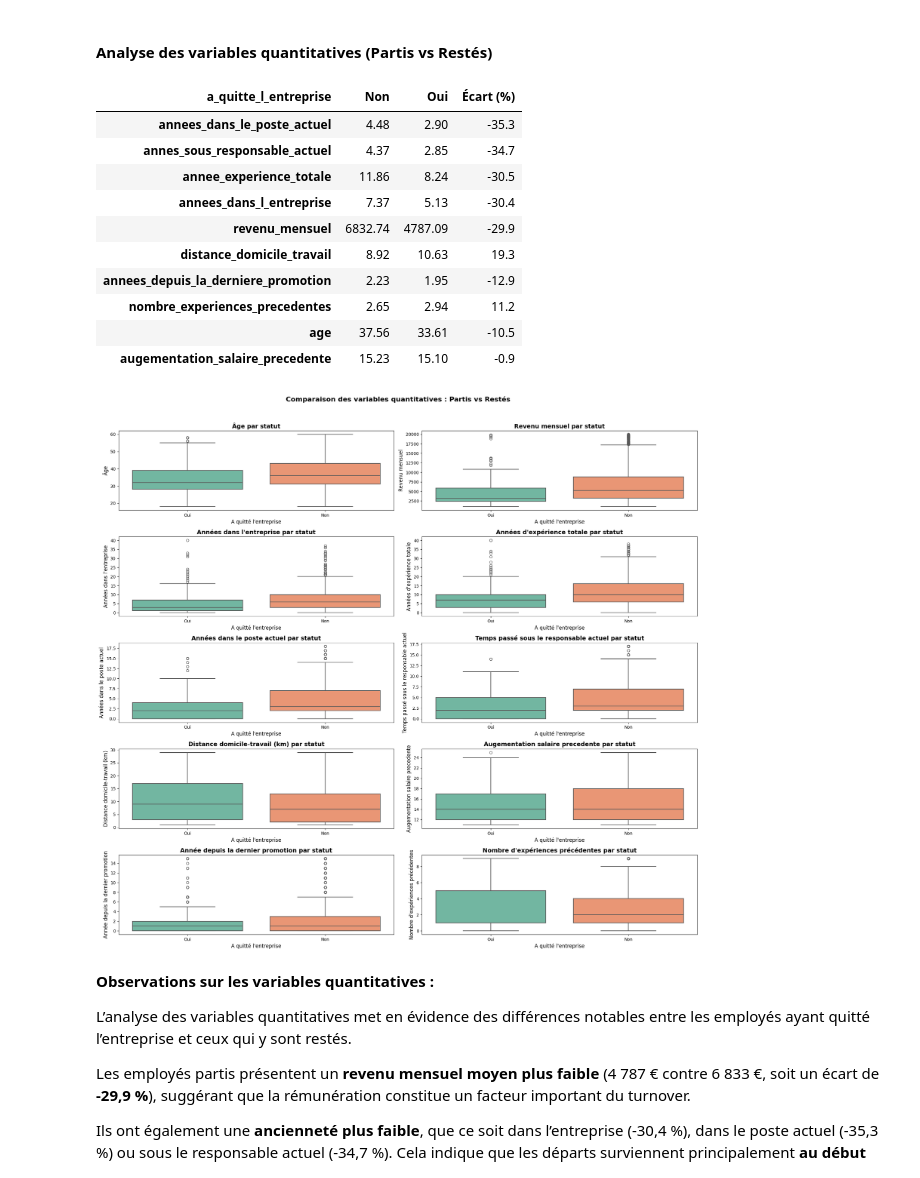
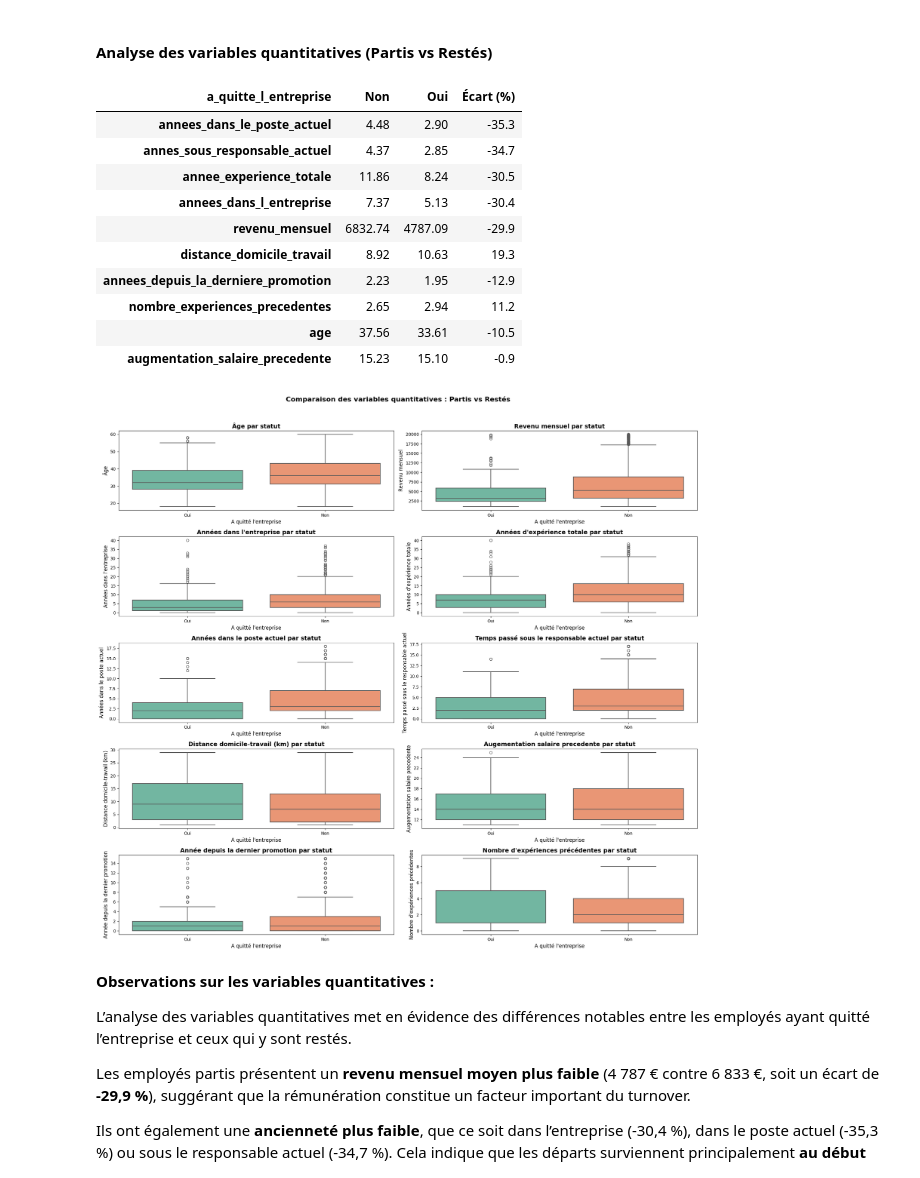
Before and after one commit to RaphaelRIVIERE/Projet-4-Classifiez-automatiquement-des-informations, a Jupyter notebook: 1_notebook.ipynb, the cells around one changed output. Saved outputs shown, nothing was run; the diff lists cells and outputs as text; code cells hidden in the pictures.

```diff
--- a/1_notebook.ipynb
+++ b/1_notebook.ipynb
@@ -805,7 +794,7 @@ L'objectif est de faire ressortir des différences clés pouvant expliquer l'att
 colonnes_quanti = [
     'age', 'revenu_mensuel', 'annee_experience_totale',
     'annees_dans_l_entreprise', 'annees_dans_le_poste_actuel',
-    'distance_domicile_travail', 'augementation_salaire_precedente',
+    'distance_domicile_travail', 'augmentation_salaire_precedente',
     'annees_depuis_la_derniere_promotion', 'annes_sous_responsable_actuel',
     'nombre_experiences_precedentes'
 ]
@@ -818,7 +807,7 @@ boxplot_vars = [
     ('annees_dans_le_poste_actuel', 'Années dans le poste actuel'),
     ('annes_sous_responsable_actuel', 'Temps passé sous le responsable actuel'),
     ('distance_domicile_travail', 'Distance domicile-travail (km)'),
-    ('augementation_salaire_precedente', 'Augementation salaire precedente'),
+    ('augmentation_salaire_precedente', 'Augementation salaire precedente'),
     ('annees_depuis_la_derniere_promotion', 'Année depuis la dernier promotion'),
     ('nombre_experiences_precedentes', "Nombre d'expériences précédentes")
 ]
@@ -832,34 +821,34 @@ fig, axes = plt.subplots(5,2, figsize=(20, 18))
 axes = axes.flatten()
 
 for i, (col, label) in enumerate(boxplot_vars):
     title = f'{label} par statut'
     vi.create_boxplot(
         df,
         axes[i],
         x=TARGET,
         y=col,
         hue=TARGET,
         palette='Set2',
         title=title,
         xlabel="A quitté l'entreprise",
         ylabel=label
     )
 
 plt.suptitle("Comparaison des variables quantitatives : Partis vs Restés", fontsize=16, fontweight='bold', y=1.02)
 plt.tight_layout()
 plt.show()
 # %% [output]
 | a_quitte_l_entreprise | Non | Oui | Écart (%) |
 | annees_dans_le_poste_actuel | 4.48 | 2.90 | -35.3 |
 | annes_sous_responsable_actuel | 4.37 | 2.85 | -34.7 |
 | annee_experience_totale | 11.86 | 8.24 | -30.5 |
 | annees_dans_l_entreprise | 7.37 | 5.13 | -30.4 |
 | revenu_mensuel | 6832.74 | 4787.09 | -29.9 |
 | distance_domicile_travail | 8.92 | 10.63 | 19.3 |
 | annees_depuis_la_derniere_promotion | 2.23 | 1.95 | -12.9 |
 | nombre_experiences_precedentes | 2.65 | 2.94 | 11.2 |
 | age | 37.56 | 33.61 | -10.5 |
-| augementation_salaire_precedente | 15.23 | 15.10 | -0.9 |
+| augmentation_salaire_precedente | 15.23 | 15.10 | -0.9 |
 [figure]
 # %% [markdown]
 **Observations sur les variables quantitatives :**
```
Also changed, not shown: parts of 18 cells of this notebook, 3 other files.
